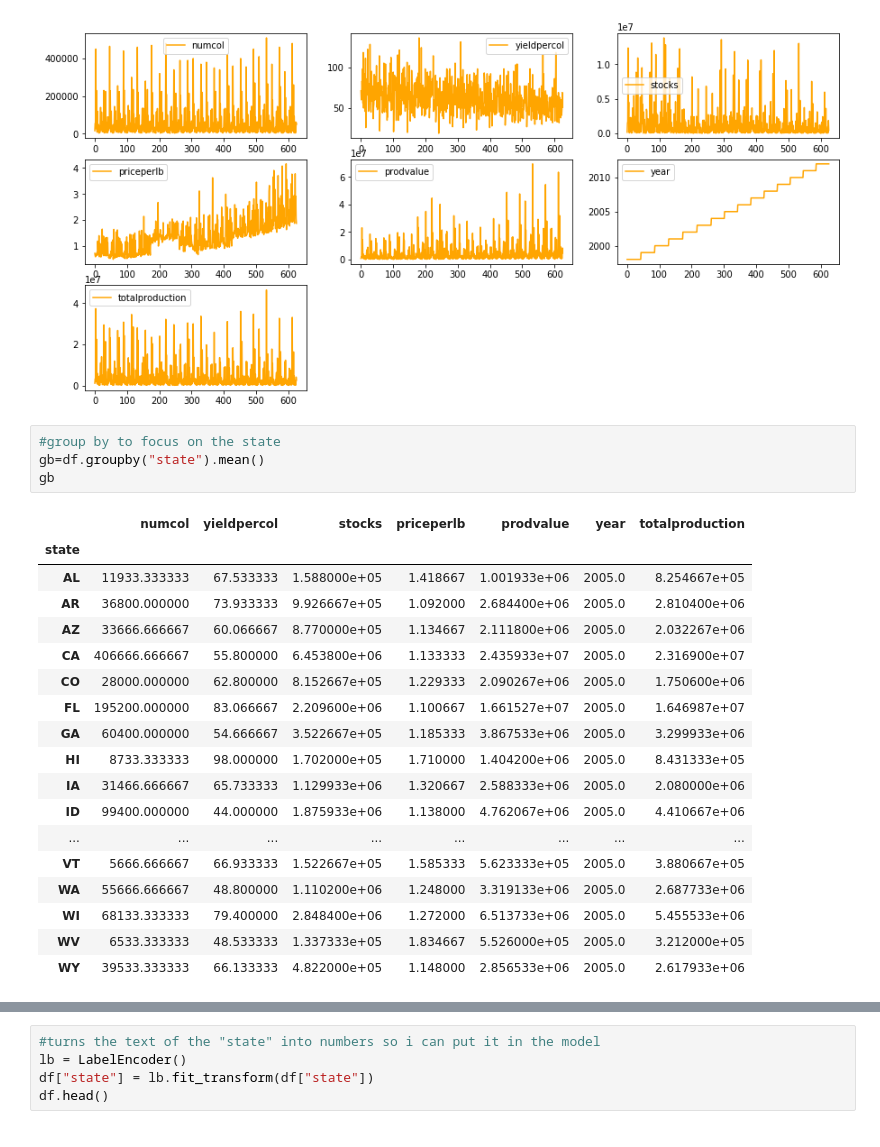
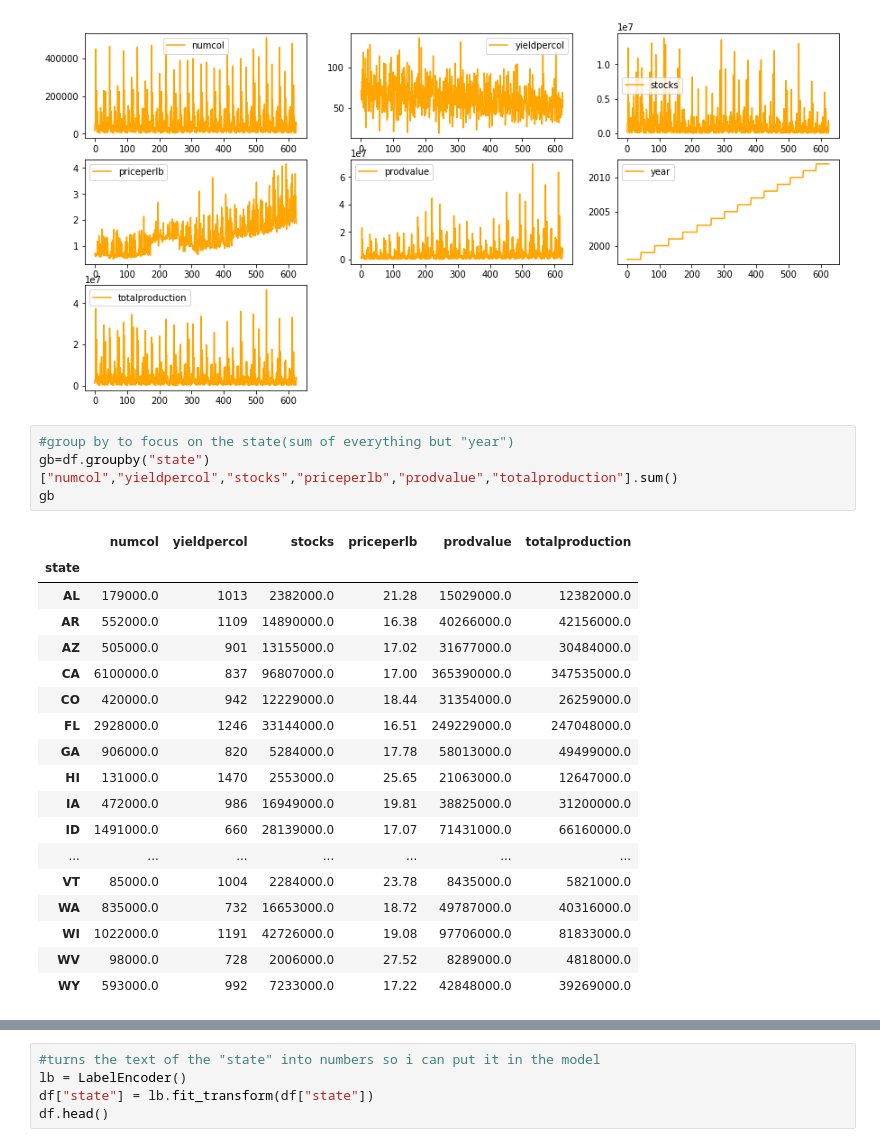
Before and after one commit to lilach199612/honey, a Jupyter notebook: Honey.ipynb, the cells around one changed output, grey strips where cells are left out. Drawn from its saved outputs; the diff is of its cells as text.

```diff
--- a/Honey.ipynb
+++ b/Honey.ipynb
@@ -42,25 +42,25 @@ df.plot(subplots=True, layout=(6,3), figsize=(15, 15), sharex=False,color="orang
 # %% [output]
 [figure]
 # %%
-#group by to focus on the state
-gb=df.groupby("state").mean()
+#group by to focus on the state(sum of everything but "year")
+gb=df.groupby("state")["numcol","yieldpercol","stocks","priceperlb","prodvalue","totalproduction"].sum()
 gb
 # %% [output]
-|  | numcol | yieldpercol | stocks | priceperlb | prodvalue | year | totalproduction |
-| state |  |  |  |  |  |  |  |
-| AL | 11933.333333 | 67.533333 | 1.588000e+05 | 1.418667 | 1.001933e+06 | 2005.0 | 8.254667e+05 |
-| AR | 36800.000000 | 73.933333 | 9.926667e+05 | 1.092000 | 2.684400e+06 | 2005.0 | 2.810400e+06 |
-| AZ | 33666.666667 | 60.066667 | 8.770000e+05 | 1.134667 | 2.111800e+06 | 2005.0 | 2.032267e+06 |
-| CA | 406666.666667 | 55.800000 | 6.453800e+06 | 1.133333 | 2.435933e+07 | 2005.0 | 2.316900e+07 |
-| CO | 28000.000000 | 62.800000 | 8.152667e+05 | 1.229333 | 2.090267e+06 | 2005.0 | 1.750600e+06 |
-| FL | 195200.000000 | 83.066667 | 2.209600e+06 | 1.100667 | 1.661527e+07 | 2005.0 | 1.646987e+07 |
-| GA | 60400.000000 | 54.666667 | 3.522667e+05 | 1.185333 | 3.867533e+06 | 2005.0 | 3.299933e+06 |
-| HI | 8733.333333 | 98.000000 | 1.702000e+05 | 1.710000 | 1.404200e+06 | 2005.0 | 8.431333e+05 |
-| IA | 31466.666667 | 65.733333 | 1.129933e+06 | 1.320667 | 2.588333e+06 | 2005.0 | 2.080000e+06 |
-| ID | 99400.000000 | 44.000000 | 1.875933e+06 | 1.138000 | 4.762067e+06 | 2005.0 | 4.410667e+06 |
-| ... | ... | ... | ... | ... | ... | ... | ... |
-| VT | 5666.666667 | 66.933333 | 1.522667e+05 | 1.585333 | 5.623333e+05 | 2005.0 | 3.880667e+05 |
-| WA | 55666.666667 | 48.800000 | 1.110200e+06 | 1.248000 | 3.319133e+06 | 2005.0 | 2.687733e+06 |
-| WI | 68133.333333 | 79.400000 | 2.848400e+06 | 1.272000 | 6.513733e+06 | 2005.0 | 5.455533e+06 |
-| WV | 6533.333333 | 48.533333 | 1.337333e+05 | 1.834667 | 5.526000e+05 | 2005.0 | 3.212000e+05 |
-| WY | 39533.333333 | 66.133333 | 4.822000e+05 | 1.148000 | 2.856533e+06 | 2005.0 | 2.617933e+06 |
+|  | numcol | yieldpercol | stocks | priceperlb | prodvalue | totalproduction |
+| state |  |  |  |  |  |  |
+| AL | 179000.0 | 1013 | 2382000.0 | 21.28 | 15029000.0 | 12382000.0 |
+| AR | 552000.0 | 1109 | 14890000.0 | 16.38 | 40266000.0 | 42156000.0 |
+| AZ | 505000.0 | 901 | 13155000.0 | 17.02 | 31677000.0 | 30484000.0 |
+| CA | 6100000.0 | 837 | 96807000.0 | 17.00 | 365390000.0 | 347535000.0 |
+| CO | 420000.0 | 942 | 12229000.0 | 18.44 | 31354000.0 | 26259000.0 |
+| FL | 2928000.0 | 1246 | 33144000.0 | 16.51 | 249229000.0 | 247048000.0 |
+| GA | 906000.0 | 820 | 5284000.0 | 17.78 | 58013000.0 | 49499000.0 |
+| HI | 131000.0 | 1470 | 2553000.0 | 25.65 | 21063000.0 | 12647000.0 |
+| IA | 472000.0 | 986 | 16949000.0 | 19.81 | 38825000.0 | 31200000.0 |
+| ID | 1491000.0 | 660 | 28139000.0 | 17.07 | 71431000.0 | 66160000.0 |
+| ... | ... | ... | ... | ... | ... | ... |
+| VT | 85000.0 | 1004 | 2284000.0 | 23.78 | 8435000.0 | 5821000.0 |
+| WA | 835000.0 | 732 | 16653000.0 | 18.72 | 49787000.0 | 40316000.0 |
+| WI | 1022000.0 | 1191 | 42726000.0 | 19.08 | 97706000.0 | 81833000.0 |
+| WV | 98000.0 | 728 | 2006000.0 | 27.52 | 8289000.0 | 4818000.0 |
+| WY | 593000.0 | 992 | 7233000.0 | 17.22 | 42848000.0 | 39269000.0 |
```
Also changed, not shown: parts of 4 cells of this notebook.
